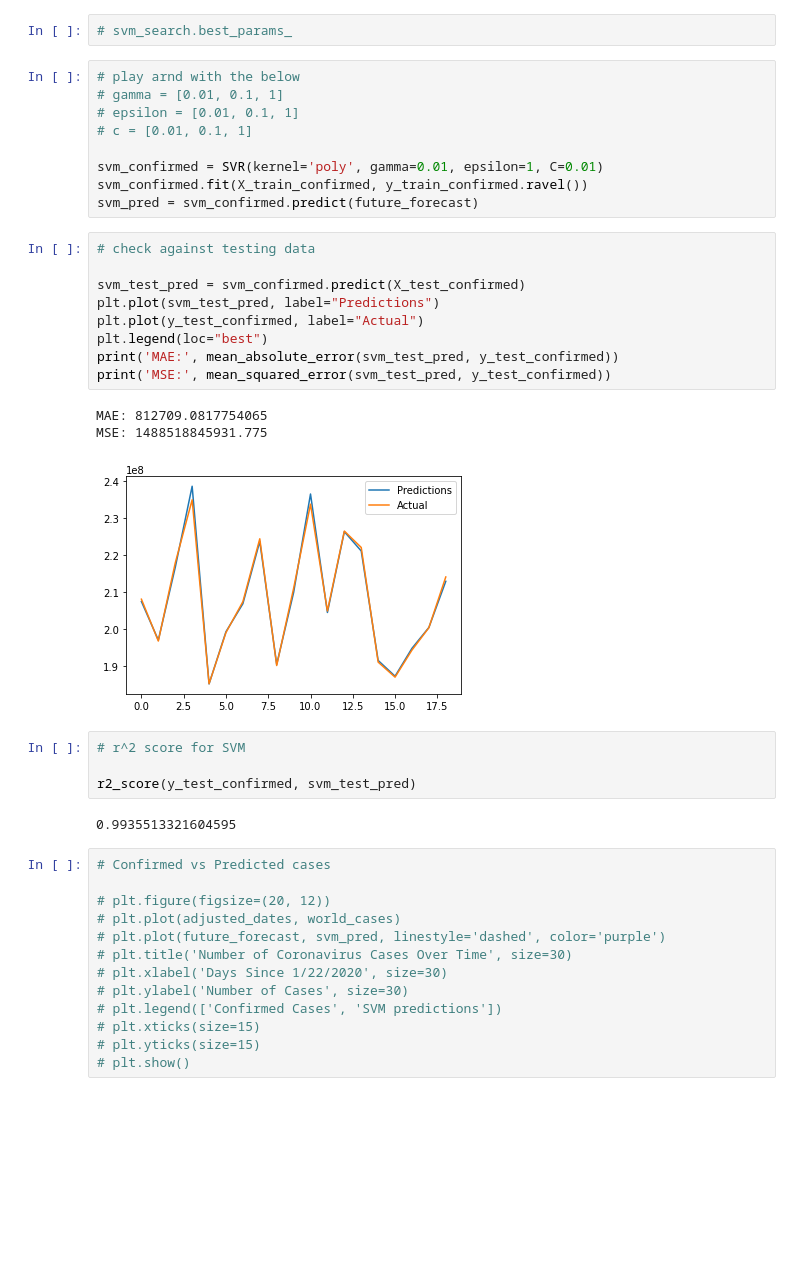
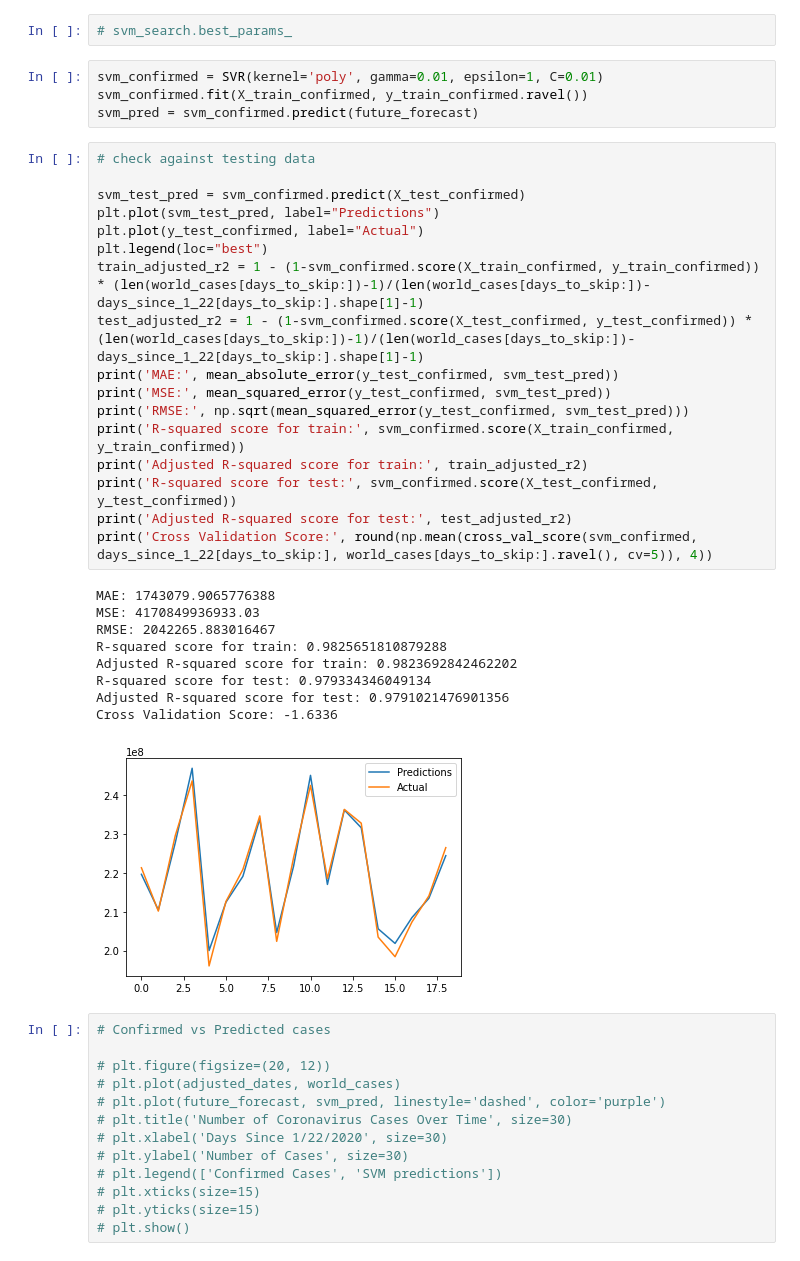
Before and after one commit to dvh549/Data_Mining, a Jupyter notebook: Covid-19 SVM & Linear Regression.ipynb, the cells around one changed output. Drawn from its saved outputs; the diff is of its cells as text; blank space fills up the shorter version.

```diff
--- a/Covid-19 SVM & Linear Regression.ipynb
+++ b/Covid-19 SVM & Linear Regression.ipynb
@@ -476,33 +476,36 @@ X_train_confirmed, X_test_confirmed, y_train_confirmed, y_test_confirmed = train
 # %%
 # svm_search.best_params_
 # %%
-# play arnd with the below
-# gamma = [0.01, 0.1, 1]
-# epsilon = [0.01, 0.1, 1]
-# c = [0.01, 0.1, 1]
-
 svm_confirmed = SVR(kernel='poly', gamma=0.01, epsilon=1, C=0.01)
 svm_confirmed.fit(X_train_confirmed, y_train_confirmed.ravel())
 svm_pred = svm_confirmed.predict(future_forecast)
-# %%
-# check against testing data
-
-svm_test_pred = svm_confirmed.predict(X_test_confirmed)
-plt.plot(svm_test_pred, label="Predictions")
-plt.plot(y_test_confirmed, label="Actual")
-plt.legend(loc="best")
-print('MAE:', mean_absolute_error(svm_test_pred, y_test_confirmed))
-print('MSE:', mean_squared_error(svm_test_pred, y_test_confirmed))
-# %% [output]
-MAE: 812709.0817754065
-MSE: 1488518845931.775
-[figure, removed]
-# %%
-# r^2 score for SVM
-
-r2_score(y_test_confirmed, svm_test_pred)
-# %% [output]
-0.9935513321604595
+# %%
+# check against testing data
+
+svm_test_pred = svm_confirmed.predict(X_test_confirmed)
+plt.plot(svm_test_pred, label="Predictions")
+plt.plot(y_test_confirmed, label="Actual")
+plt.legend(loc="best")
+train_adjusted_r2 = 1 - (1-svm_confirmed.score(X_train_confirmed, y_train_confirmed)) * (len(world_cases[days_to_skip:])-1)/(len(world_cases[days_to_skip:])-days_since_1_22[days_to_skip:].shape[1]-1)
+test_adjusted_r2 = 1 - (1-svm_confirmed.score(X_test_confirmed, y_test_confirmed)) * (len(world_cases[days_to_skip:])-1)/(len(world_cases[days_to_skip:])-days_since_1_22[days_to_skip:].shape[1]-1)
+print('MAE:', mean_absolute_error(y_test_confirmed, svm_test_pred))
+print('MSE:', mean_squared_error(y_test_confirmed, svm_test_pred))
+print('RMSE:', np.sqrt(mean_squared_error(y_test_confirmed, svm_test_pred)))
+print('R-squared score for train:', svm_confirmed.score(X_train_confirmed, y_train_confirmed))
+print('Adjusted R-squared score for train:', train_adjusted_r2)
+print('R-squared score for test:', svm_confirmed.score(X_test_confirmed, y_test_confirmed))
+print('Adjusted R-squared score for test:', test_adjusted_r2)
+print('Cross Validation Score:', round(np.mean(cross_val_score(svm_confirmed, days_since_1_22[days_to_skip:], world_cases[days_to_skip:].ravel(), cv=5)), 4))
+# %% [output]
+MAE: 1743079.9065776388
+MSE: 4170849936933.03
+RMSE: 2042265.883016467
+R-squared score for train: 0.9825651810879288
+Adjusted R-squared score for train: 0.9823692842462202
+R-squared score for test: 0.979334346049134
+Adjusted R-squared score for test: 0.9791021476901356
+Cross Validation Score: -1.6336
+[figure, added]
 # %%
 # Confirmed vs Predicted cases
 
```
Also changed, not shown: parts of 34 cells of this notebook, 1 other file.
